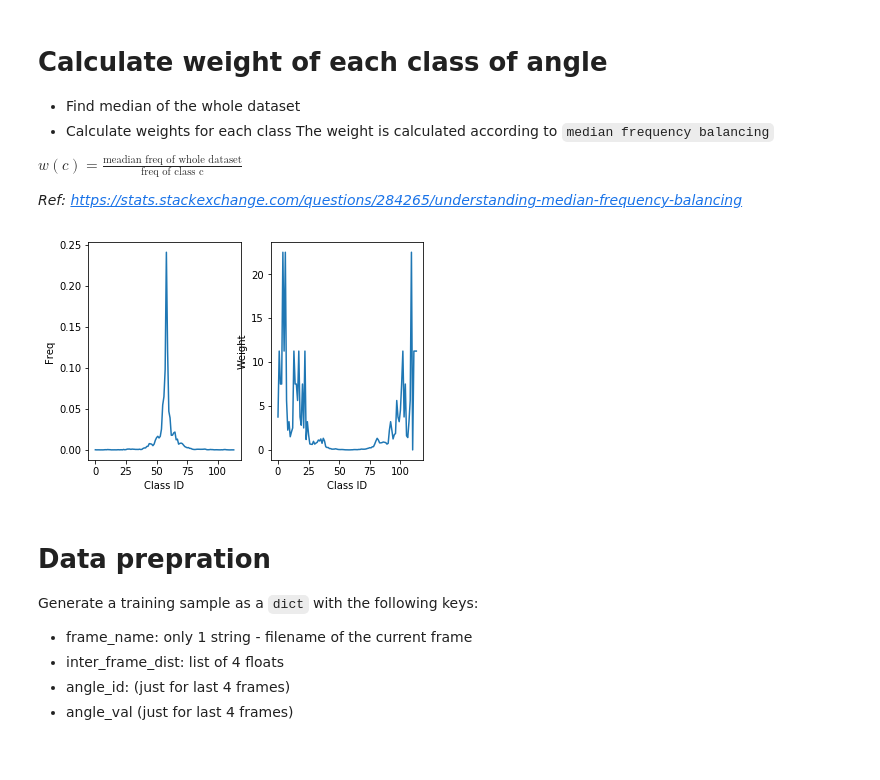
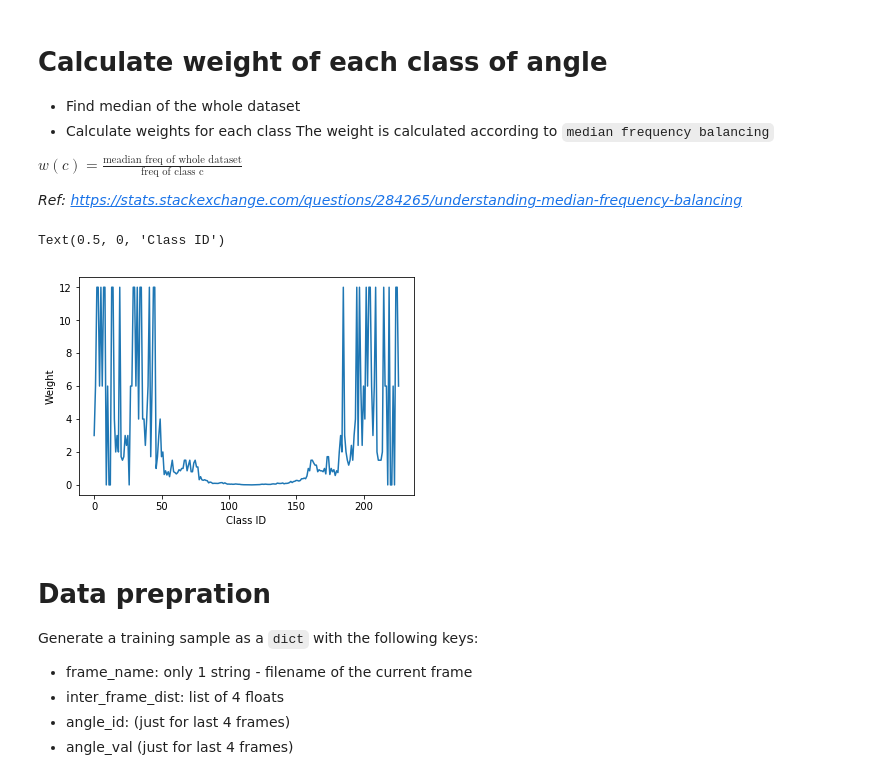
Before and after one commit to quan-dao/ECN-E2E, a Jupyter notebook: data/dataset_prepation.ipynb, the cells around one changed output. Saved outputs shown, nothing was run; the diff lists cells and outputs as text; code cells hidden in the pictures.

Commit message:
Add data 4 release

```diff
--- a/data/dataset_prepation.ipynb
+++ b/data/dataset_prepation.ipynb
@@ -7,7 +7,7 @@ from data_utils import put_in_PI, find_angle_id, find_next_frame, generate_sampl
 import json
 from tqdm import tqdm
 # %%
-DATA_ROOT_DIR = "./training_data/"
+DATA_ROOT_DIR = "../training_data/"
 
 df = pd.read_csv(DATA_ROOT_DIR + 'interpolated.csv')
 # %%
@@ -31,5 +31,5 @@ print("max_angle = ", max_angle, "\tmin_angle = ", min_angle)
 # %%
-bin_width = 2 * np.pi / 180
+bin_width = 1. * np.pi / 180
 num_bins = math.ceil((max_angle - min_angle) / bin_width) + 1
 bins = [min_angle + i * bin_width for i in range(int(num_bins))]
 
@@ -63,15 +80,10 @@ for i, freq in enumerate(classes_freq):
 # %%
-plt.subplot(121)
-plt.plot(classes_freq)
-plt.ylabel('Freq')
-plt.xlabel('Class ID')
-plt.subplot(122)
 plt.plot([classes_weights[i] for i in range(len(classes_freq))])
 plt.ylabel('Weight')
 plt.xlabel('Class ID')
-plt.show()
 # %% [output]
+Text(0.5, 0, 'Class ID')
-[figure, old version]
+[figure, new version]
 # %% [markdown]
 # Data prepration
 Generate a training sample as a `dict` with the following keys:
```
Also changed, not shown: parts of 11 cells of this notebook, 9 other files.
